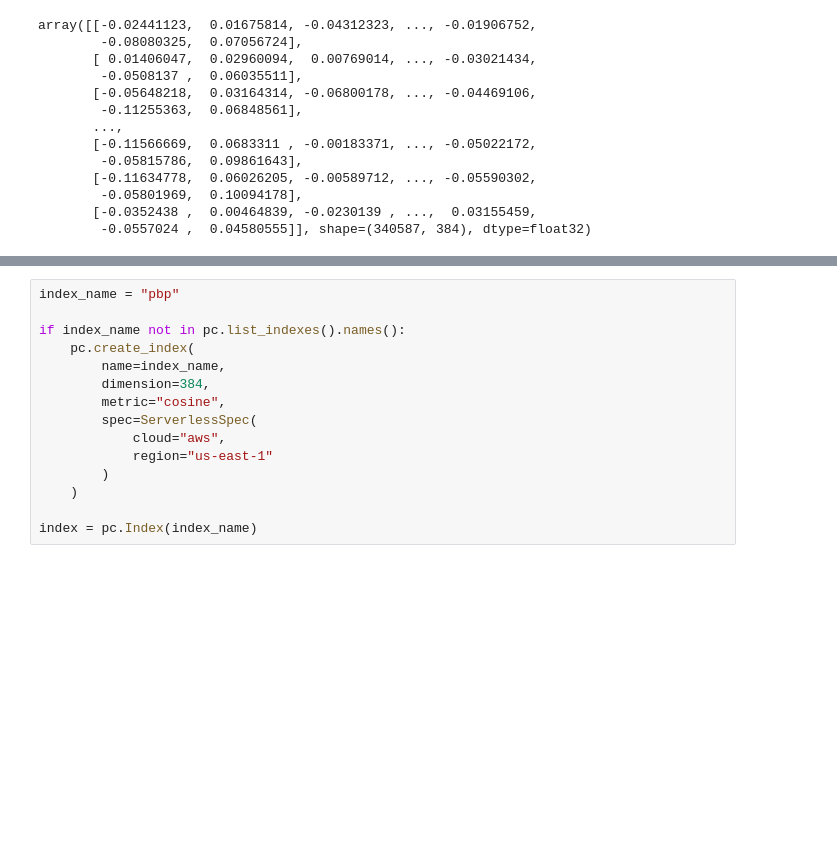
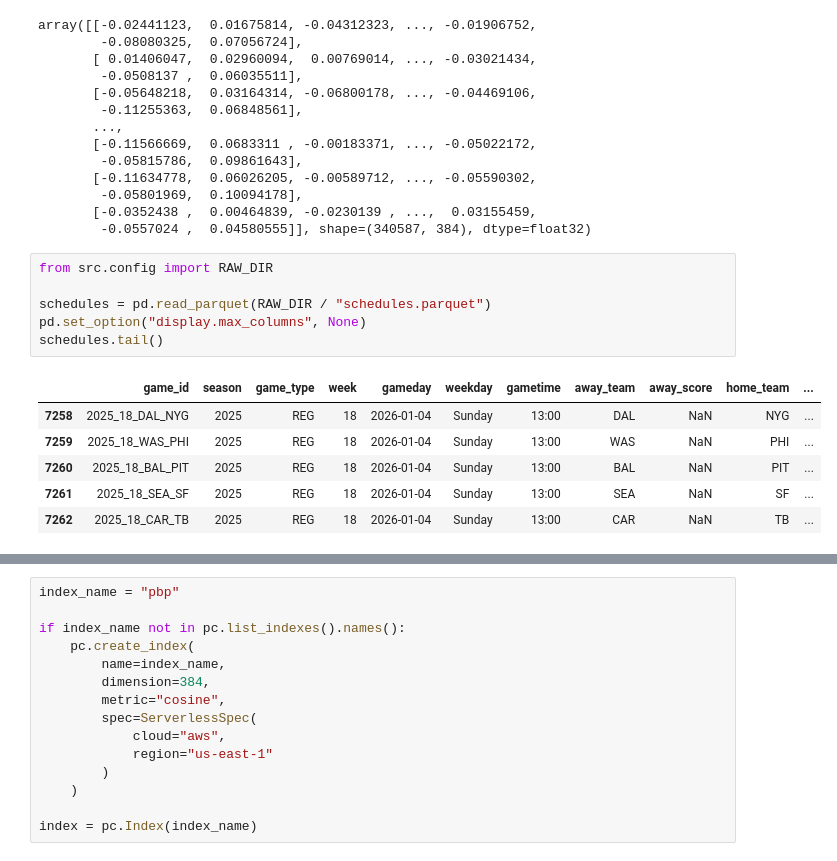
Before and after one commit to nolantphillips/nfl_llm, a Jupyter notebook: notebooks/04_vector_database.ipynb, the cells around one changed output, grey strips where cells are left out. Drawn from its saved outputs; the diff is of its cells as text; blank space fills up the shorter version.

```diff
--- a/notebooks/04_vector_database.ipynb
+++ b/notebooks/04_vector_database.ipynb
@@ -176,3 +176,16 @@ array([[-0.02441123,  0.01675814, -0.04312323, ..., -0.01906752,
         -0.05801969,  0.10094178],
        [-0.0352438 ,  0.00464839, -0.0230139 , ...,  0.03155459,
         -0.0557024 ,  0.04580555]], shape=(340587, 384), dtype=float32)
+# %%
+from src.config import RAW_DIR
+
+schedules = pd.read_parquet(RAW_DIR / "schedules.parquet")
+pd.set_option("display.max_columns", None)
+schedules.tail()
+# %% [output]
+|  | game_id | season | game_type | week | gameday | weekday | gametime | away_team | away_score | home_team | ... |
+| 7258 | 2025_18_DAL_NYG | 2025 | REG | 18 | 2026-01-04 | Sunday | 13:00 | DAL | NaN | NYG | ... |
+| 7259 | 2025_18_WAS_PHI | 2025 | REG | 18 | 2026-01-04 | Sunday | 13:00 | WAS | NaN | PHI | ... |
+| 7260 | 2025_18_BAL_PIT | 2025 | REG | 18 | 2026-01-04 | Sunday | 13:00 | BAL | NaN | PIT | ... |
+| 7261 | 2025_18_SEA_SF | 2025 | REG | 18 | 2026-01-04 | Sunday | 13:00 | SEA | NaN | SF | ... |
+| 7262 | 2025_18_CAR_TB | 2025 | REG | 18 | 2026-01-04 | Sunday | 13:00 | CAR | NaN | TB | ... |
```
Also changed, not shown: parts of 7 cells of this notebook.
